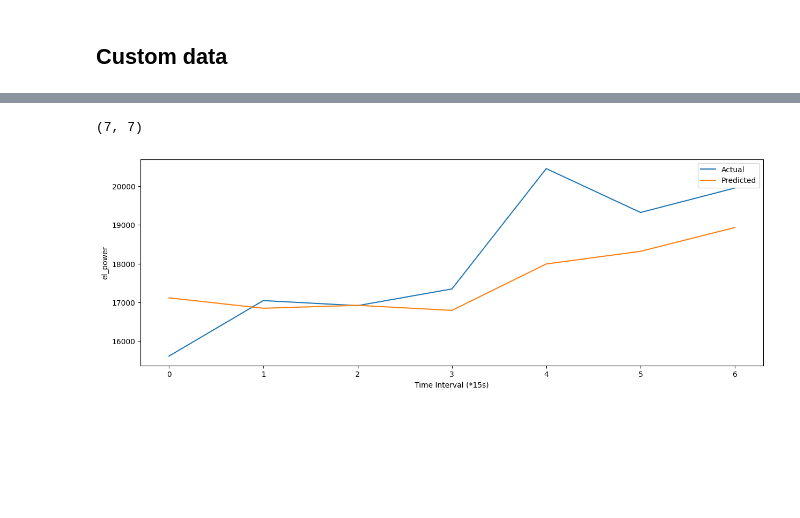
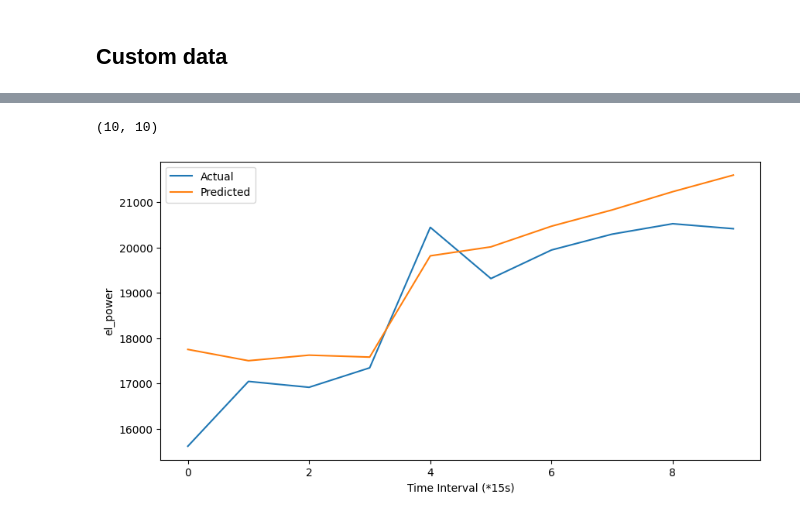
Before and after one commit to Rochdy-max/tensorflow-model-design, a Jupyter notebook: time-series-forecasting/lstm/energy-consumption-prediction.ipynb, the cells around one changed output, grey strips where cells are left out. Cells and saved outputs as stored; diff of their text form; code cells hidden in the pictures; blank space fills up the shorter version.

```diff
--- a/time-series-forecasting/lstm/energy-consumption-prediction.ipynb
+++ b/time-series-forecasting/lstm/energy-consumption-prediction.ipynb
@@ -212,0 +197,10 @@ X_test.shape, y_test.shape
+# %%
+scaler = MinMaxScaler()
+
+# Scale `el_power` values
+scaled_y_train = scaler.fit_transform(y_train)
+scaled_X_train = X_train.copy()
+for col in range(context_window_size):
+    scaled_X_train[:, col] = scaler.transform(X_train[:, col].reshape(-1, 1)).squeeze()
+
+scaled_X_train.shape, scaled_y_train.shape
@@ -212,0 +230,8 @@ X_test.shape, y_test.shape
+# %%
+def scale_dataset(X, y, n_X_vars):
+    scaled_y = scaler.transform(y)
+    scaled_X = X.copy()
+    for col in range(n_X_vars):
+        scaled_X[:, col] = scaler.transform(X[:, col].reshape(-1, 1)).squeeze()
+
+    return scaled_X, scaled_y
@@ -218,3 +273,0 @@ from tensorflow.keras.layers import Input, Dense, LSTM
-# %%
-forecast_horizon = 1
-lstm_n_units = 64
@@ -438,6 +490,9 @@ sample_data = pl.DataFrame(
         (20450, 5),
         (19320, 5),
         (19950, 5),
+        (20300, 5),
+        (20530, 5),
+        (20420, 5),
     ],
     schema={
         "el_power": pl.Float64,
@@ -446,13 +501,10 @@ sample_data = pl.DataFrame(
     orient="row",
 )
 
-scaled_sample_data = sample_data.with_columns(
-    el_power=loaded_scaler.transform(sample_data["el_power"].to_numpy().reshape(-1, 1)).flatten()
-)
+print("Dataset size:", len(sample_data))
 
-print("Dataset size:", len(scaled_sample_data))
+(input, output) = create_forecasting_sets(sample_data, "el_power", ["input_voltage"], context_window_size, forecast_horizon)
 
-(input, output) = create_forecasting_sets(scaled_sample_data, "el_power", ["input_voltage"], context_window_size, forecast_horizon)
-
-y_pred = loaded_model.predict(input)
+scaled_input, _ = scale_dataset(input, output, context_window_size)
+y_pred = loaded_model.predict(scaled_input)
 # %% [output]
@@ -461,17 +513,15 @@ Dataset size: 12
 # %%
 predicted = scaler.inverse_transform(y_pred).flatten()
 
-expected = scaler.inverse_transform(output).flatten()
+print((len(predicted), len(output)))
 
-print((len(predicted), len(expected)))
-
-plt.figure(figsize=(15,5))
-plt.plot(expected, label="Actual")
+plt.figure(figsize=(10, 5))
+plt.plot(output, label="Actual")
 plt.plot(predicted, label="Predicted")
 plt.xlabel("Time Interval (*15s)")
 plt.ylabel("el_power")
 plt.legend()
 plt.show()
 # %% [output]
-(7, 7)
+(10, 10)
-[figure, old version]
+[figure, new version]
```
Also changed, not shown: parts of 41 cells of this notebook.
